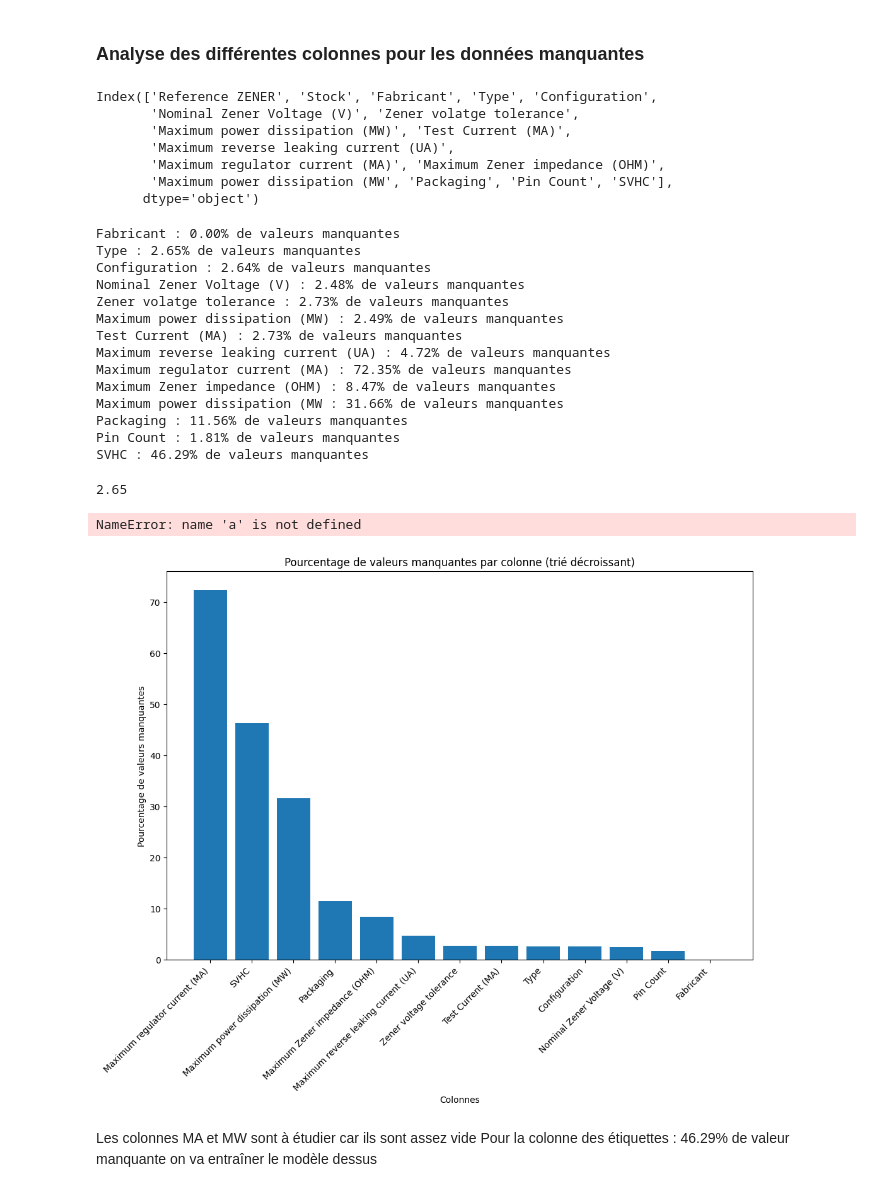
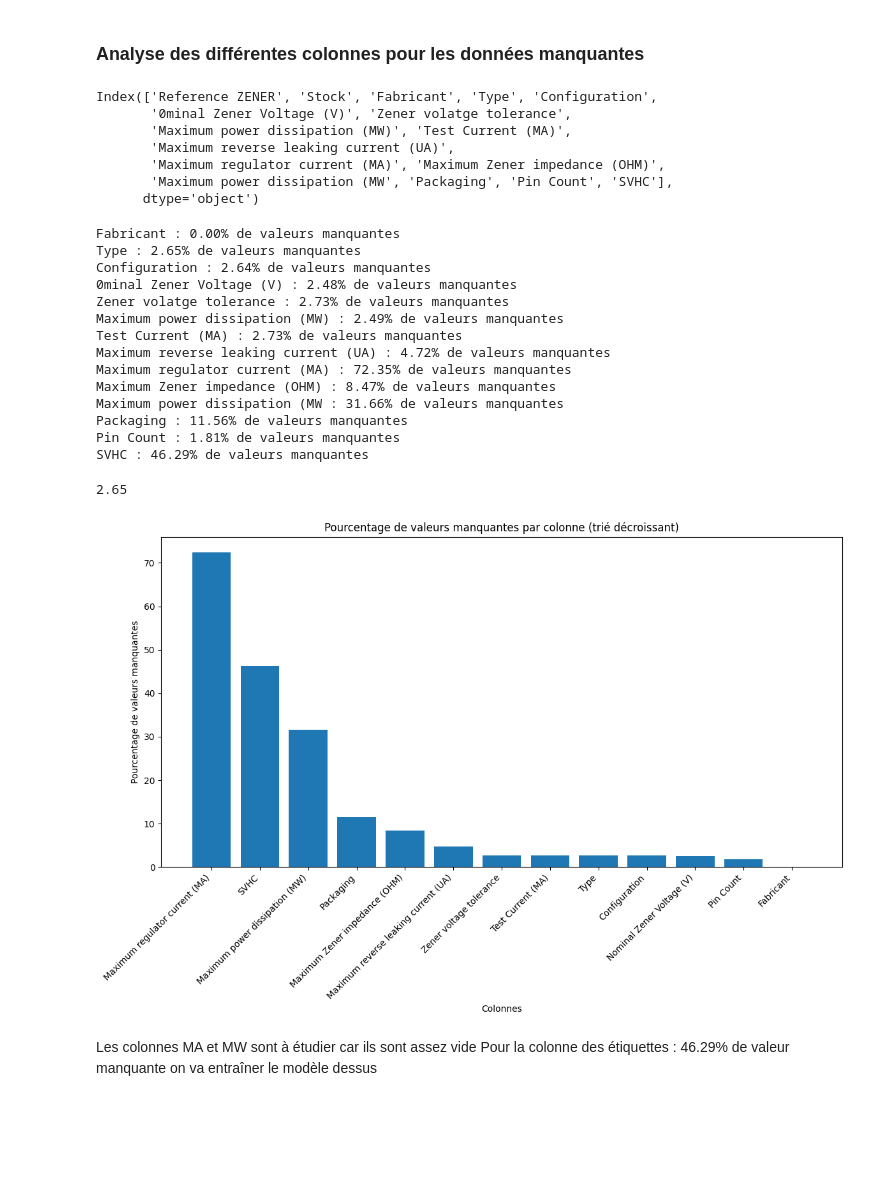
Before and after one commit to coupsim/PSYN_SC_AL, a Jupyter notebook: PSYN.ipynb, the cells around one changed output. Cells and saved outputs as stored; diff of their text form; code cells hidden in the pictures; blank space fills up the shorter version.

```diff
--- a/PSYN.ipynb
+++ b/PSYN.ipynb
@@ -11,12 +11,8 @@ from sklearn.preprocessing import PolynomialFeatures
 from sklearn.pipeline import make_pipeline
 # %%
 # Define data path and folder
-path_phone = "C:/Users/scoup/OneDrive/Documents/GitHub/Zero-Shot-Learning-for-Obsolescence-Risk-Forecasting/data/phone_data.csv"
-df_phone = pd.read_csv(path_phone, on_bad_lines='skip')
-hhhjjjjh
+path_phone = "C:/Users/scoup/Downloads/arrow_data_lv.csv"
+df = pd.read_csv(path_phone, on_bad_lines='skip')
-# %%
-path_arrow = "C:/Users/scoup/OneDrive/Documents/GitHub/Zero-Shot-Learning-for-Obsolescence-Risk-Forecasting/data/arrow_data.xlsx"
-df = pd.read_excel(path_arrow)
 # %%
 df.shape
 # %% [output]
@@ -37,7 +49,7 @@ col = df.columns
 col
 # %% [output]
 Index(['Reference ZENER', 'Stock', 'Fabricant', 'Type', 'Configuration',
-       'Nominal Zener Voltage (V)', 'Zener volatge tolerance',
+       '0minal Zener Voltage (V)', 'Zener volatge tolerance',
        'Maximum power dissipation (MW)', 'Test Current (MA)',
        'Maximum reverse leaking current (UA)',
        'Maximum regulator current (MA)', 'Maximum Zener impedance (OHM)',
@@ -54,7 +66,7 @@ for i in range(2, 16):
 Fabricant : 0.00% de valeurs manquantes
 Type : 2.65% de valeurs manquantes
 Configuration : 2.64% de valeurs manquantes
-Nominal Zener Voltage (V) : 2.48% de valeurs manquantes
+0minal Zener Voltage (V) : 2.48% de valeurs manquantes
 Zener volatge tolerance : 2.73% de valeurs manquantes
 Maximum power dissipation (MW) : 2.49% de valeurs manquantes
 Test Current (MA) : 2.73% de valeurs manquantes
@@ -81,36 +93,35 @@ data = {
    'Test Current (MA)': percentages[6],
    'Maximum reverse leaking current (UA)': percentages[7],
    'Maximum regulator current (MA)': percentages[8],
    'Maximum Zener impedance (OHM)': percentages[9],
    'Maximum power dissipation (MW)': percentages[10],  # Correction d'une erreur de syntaxe
    'Packaging': percentages[11],
    'Pin Count': percentages[12],
    'SVHC': percentages[13]
 }
 
 # Trier les données en ordre décroissant en fonction des valeurs
 sorted_data = dict(sorted(data.items(), key=lambda item: item[1], reverse=True))
 
 # Création du graphique en barres VERTICALES (bar au lieu de barh)
 plt.figure(figsize=(12, 8))
 plt.bar(list(sorted_data.keys()), list(sorted_data.values()))  # Utilisation de plt.bar pour vertical
 
 # Ajout des labels et du titre
 plt.ylabel('Pourcentage de valeurs manquantes')
 plt.xlabel('Colonnes')
 plt.title('Pourcentage de valeurs manquantes par colonne (trié décroissant)')
 
 # Rotation des étiquettes pour une meilleure lisibilité
 plt.xticks(rotation=45, ha='right')
-a
+
 # Ajustement automatique de la disposition
 plt.tight_layout()
 
 # Affichage du graphique
 plt.show()
 # %% [output]
-NameError: name 'a' is not defined
-[figure, old version]
+[figure, new version]
 # %% [markdown]
 Les colonnes MA et MW sont à étudier car ils sont assez vide
 Pour la colonne des étiquettes : 46.29% de valeur manquante on va entraîner le modèle dessus
```
Also changed, not shown: parts of 12 cells of this notebook.
